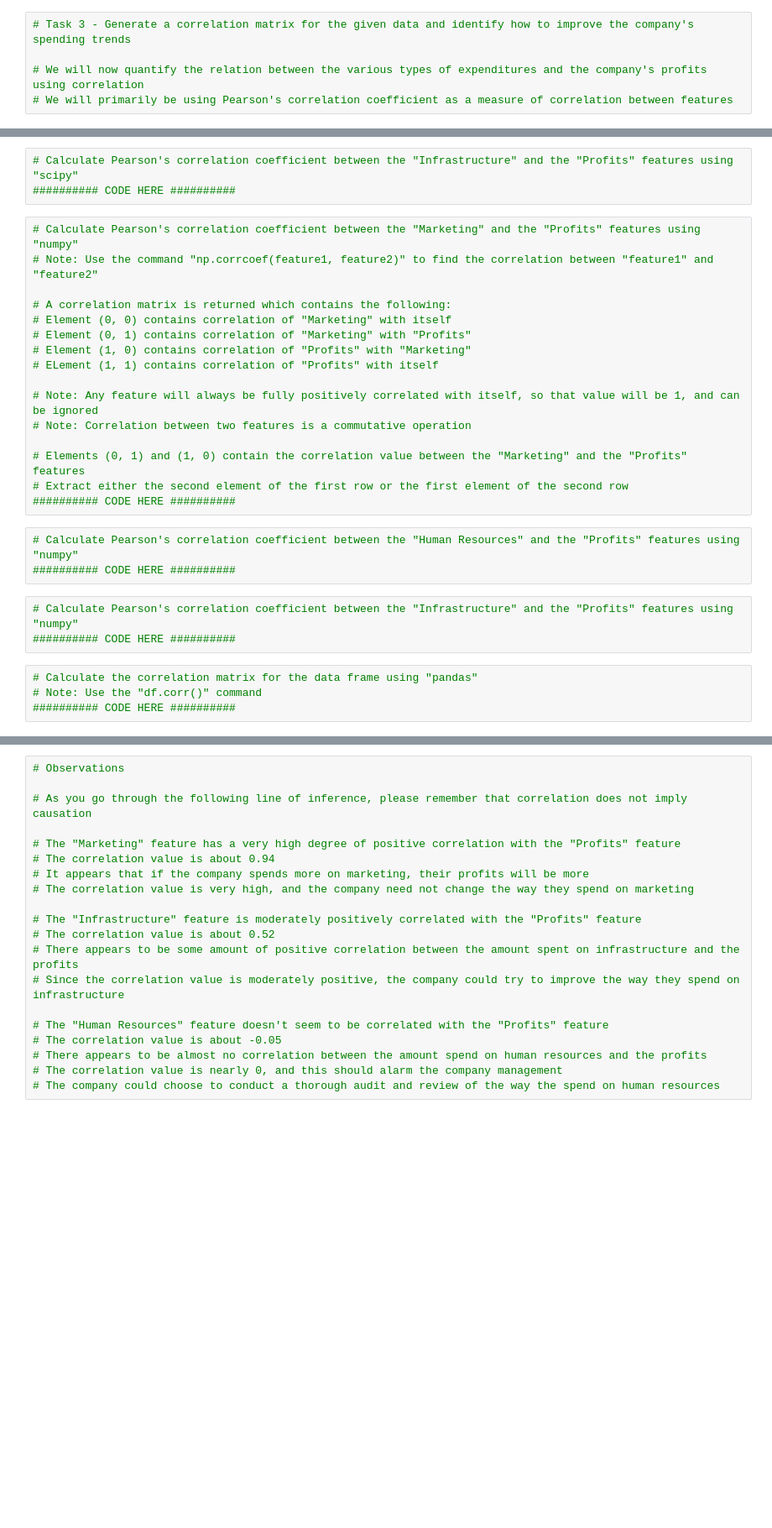
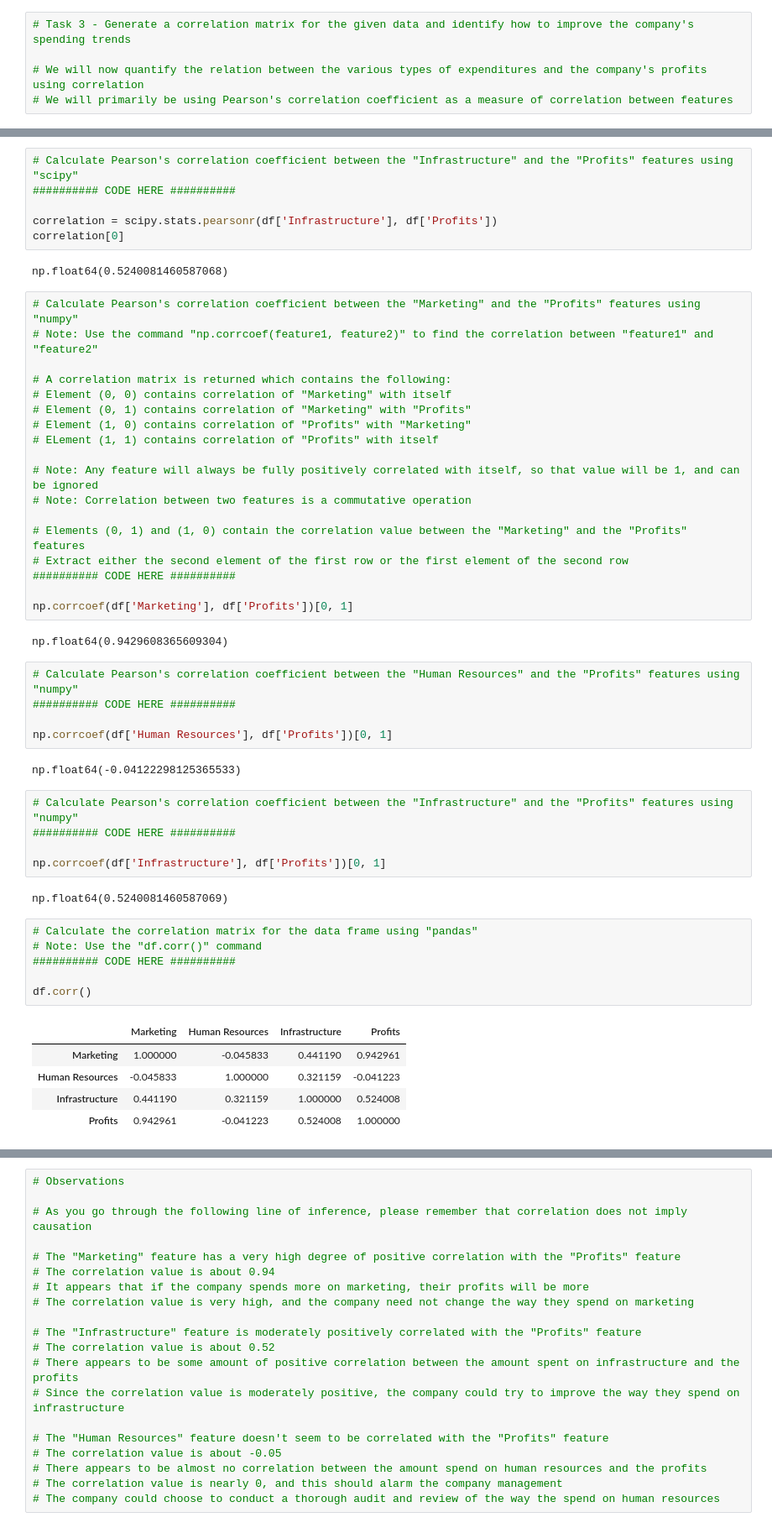
Before and after one commit to satviktiwari/MS-Scripts, a Jupyter notebook: c2/Descriptive_Statistics_5_Exercise (2).ipynb, the cells around one changed output, grey strips where cells are left out. Shown: that part at 84% size. Drawn from its saved outputs; the diff is of its cells as text; blank space fills up the shorter version.

```diff
--- a/c2/Descriptive_Statistics_5_Exercise (2).ipynb
+++ b/c2/Descriptive_Statistics_5_Exercise (2).ipynb
@@ -119,6 +178,11 @@ sns.pairplot(df);
 # %%
 # Calculate Pearson's correlation coefficient between the "Infrastructure" and the "Profits" features using "scipy"
 ########## CODE HERE ##########
+
+correlation = scipy.stats.pearsonr(df['Infrastructure'], df['Profits'])
+correlation[0]
+# %% [output]
+np.float64(0.5240081460587068)
 # %%
 # Calculate Pearson's correlation coefficient between the "Marketing" and the "Profits" features using "numpy"
 # Note: Use the command "np.corrcoef(feature1, feature2)" to find the correlation between "feature1" and "feature2"
@@ -135,16 +199,36 @@ sns.pairplot(df);
 # Elements (0, 1) and (1, 0) contain the correlation value between the "Marketing" and the "Profits" features
 # Extract either the second element of the first row or the first element of the second row
 ########## CODE HERE ##########
+
+np.corrcoef(df['Marketing'], df['Profits'])[0, 1]
+# %% [output]
+np.float64(0.9429608365609304)
 # %%
 # Calculate Pearson's correlation coefficient between the "Human Resources" and the "Profits" features using "numpy"
 ########## CODE HERE ##########
+
+np.corrcoef(df['Human Resources'], df['Profits'])[0, 1]
+# %% [output]
+np.float64(-0.04122298125365533)
 # %%
 # Calculate Pearson's correlation coefficient between the "Infrastructure" and the "Profits" features using "numpy"
 ########## CODE HERE ##########
+
+np.corrcoef(df['Infrastructure'], df['Profits'])[0, 1]
+# %% [output]
+np.float64(0.5240081460587069)
 # %%
 # Calculate the correlation matrix for the data frame using "pandas"
 # Note: Use the "df.corr()" command
 ########## CODE HERE ##########
+
+df.corr()
+# %% [output]
+|  | Marketing | Human Resources | Infrastructure | Profits |
+| Marketing | 1.000000 | -0.045833 | 0.441190 | 0.942961 |
+| Human Resources | -0.045833 | 1.000000 | 0.321159 | -0.041223 |
+| Infrastructure | 0.441190 | 0.321159 | 1.000000 | 0.524008 |
+| Profits | 0.942961 | -0.041223 | 0.524008 | 1.000000 |
 # %%
 # Create a heat map of all the features in the data frame
 sns.heatmap(df.corr(), annot = True, cmap = 'Reds');
```
Also changed, not shown: parts of 13 cells of this notebook, 3 other files.
